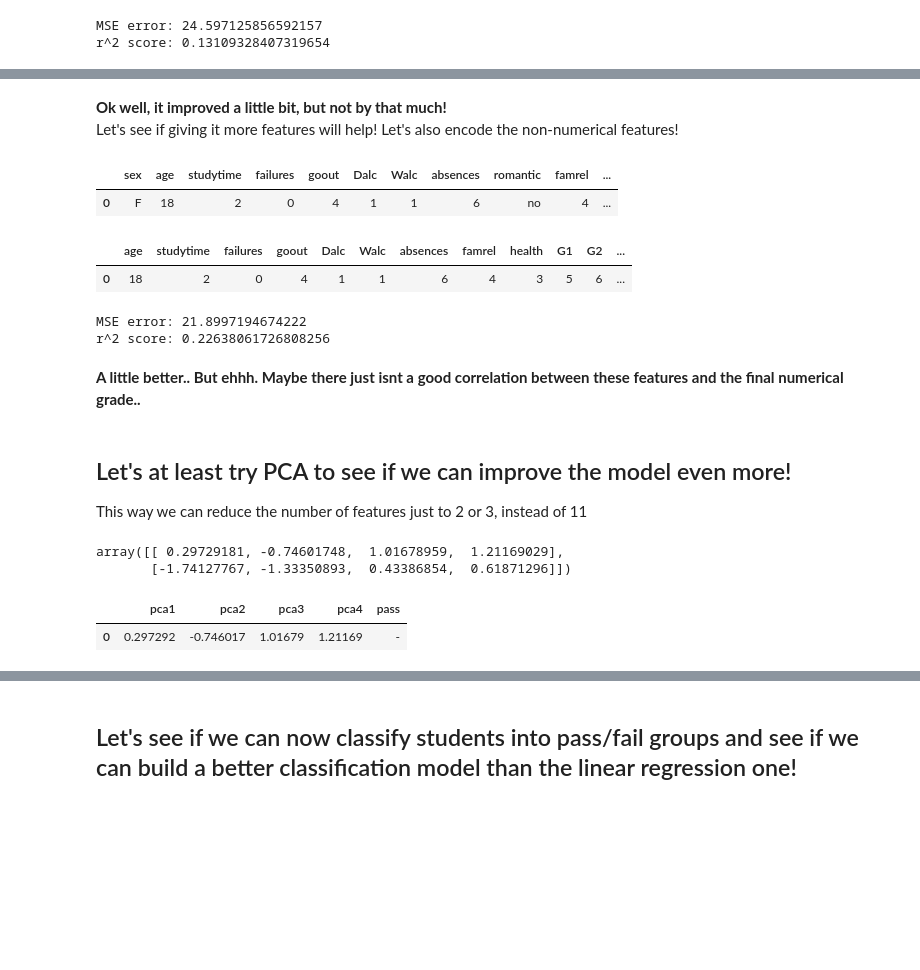
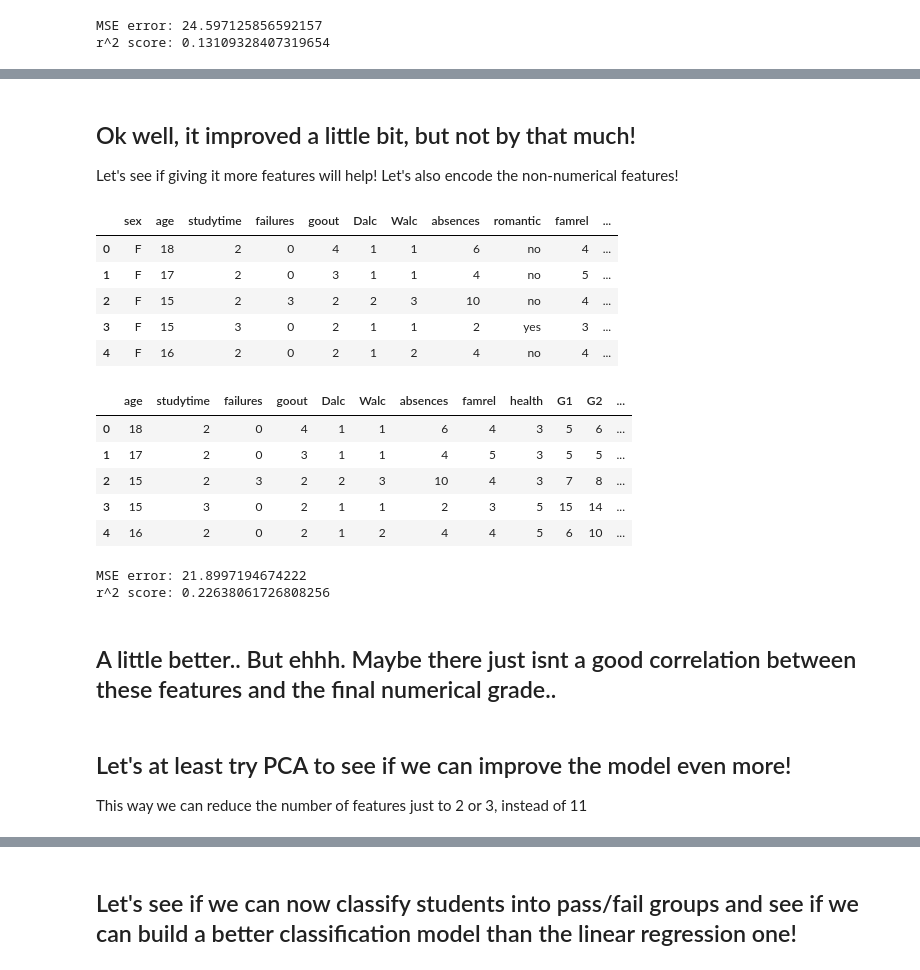
Before and after one commit to APNovichkov/python-ml, a Jupyter notebook: final-project/final-project.ipynb, the cells around one changed output, grey strips where cells are left out. Drawn from its saved outputs; the diff is of its cells as text; code cells hidden in the pictures; blank space fills up the shorter version.

```diff
--- a/final-project/final-project.ipynb
+++ b/final-project/final-project.ipynb
@@ -145,19 +197,27 @@ r^2 score: 0.051311760543539586
 # %% [markdown]
-**Ok well, it improved a little bit, but not by that much!**
+## Ok well, it improved a little bit, but not by that much!
 Let's see if giving it more features will help!
 Let's also encode the non-numerical features!
 # %%
 big_feature_df = df[feature_cols_big]
-big_feature_df[:1]
+big_feature_df[:5]
 # %% [output]
 |  | sex | age | studytime | failures | goout | Dalc | Walc | absences | romantic | famrel | ... |
 | 0 | F | 18 | 2 | 0 | 4 | 1 | 1 | 6 | no | 4 | ... |
+| 1 | F | 17 | 2 | 0 | 3 | 1 | 1 | 4 | no | 5 | ... |
+| 2 | F | 15 | 2 | 3 | 2 | 2 | 3 | 10 | no | 4 | ... |
+| 3 | F | 15 | 3 | 0 | 2 | 1 | 1 | 2 | yes | 3 | ... |
+| 4 | F | 16 | 2 | 0 | 2 | 1 | 2 | 4 | no | 4 | ... |
 # %%
 big_feature_df = pd.get_dummies(big_feature_df)
-big_feature_df[:1]
+big_feature_df[:5]
 # %% [output]
 |  | age | studytime | failures | goout | Dalc | Walc | absences | famrel | health | G1 | G2 | ... |
 | 0 | 18 | 2 | 0 | 4 | 1 | 1 | 6 | 4 | 3 | 5 | 6 | ... |
+| 1 | 17 | 2 | 0 | 3 | 1 | 1 | 4 | 5 | 3 | 5 | 5 | ... |
+| 2 | 15 | 2 | 3 | 2 | 2 | 3 | 10 | 4 | 3 | 7 | 8 | ... |
+| 3 | 15 | 3 | 0 | 2 | 1 | 1 | 2 | 3 | 5 | 15 | 14 | ... |
+| 4 | 16 | 2 | 0 | 2 | 1 | 2 | 4 | 4 | 5 | 6 | 10 | ... |
 # %%
 y = big_feature_df['G3']
 X = big_feature_df.drop(['G3', 'G2', 'G1'], axis=1)
@@ -175,23 +235,7 @@ print(f'r^2 score: {r2_score(y_test, y_pred)}')
 MSE error: 21.8997194674222
 r^2 score: 0.22638061726808256
 # %% [markdown]
-**A little better.. But ehhh. Maybe there just isnt a good correlation between these features and the final numerical grade..**
+## A little better.. But ehhh. Maybe there just isnt a good correlation between these features and the final numerical grade..
 # %% [markdown]
 ## Let's at least try PCA to see if we can improve the model even more!
 This way we can reduce the number of features just to 2 or 3, instead of 11
-# %%
-from sklearn.decomposition import PCA
-
-pca = PCA(n_components=4)
-X_red = pca.fit_transform(X_norm)
-X_red[:2]
-# %% [output]
-array([[ 0.29729181, -0.74601748,  1.01678959,  1.21169029],
-       [-1.74127767, -1.33350893,  0.43386854,  0.61871296]])
-# %%
-pca_df = pd.DataFrame(X_red, columns=['pca1', 'pca2', 'pca3', 'pca4'])
-pca_df['pass'] = ['+' if v == 1 else '-' for v in y]
-pca_df[:1]
-# %% [output]
-|  | pca1 | pca2 | pca3 | pca4 | pass |
-| 0 | 0.297292 | -0.746017 | 1.01679 | 1.21169 | - |
```
Also changed, not shown: parts of 43 cells of this notebook.
